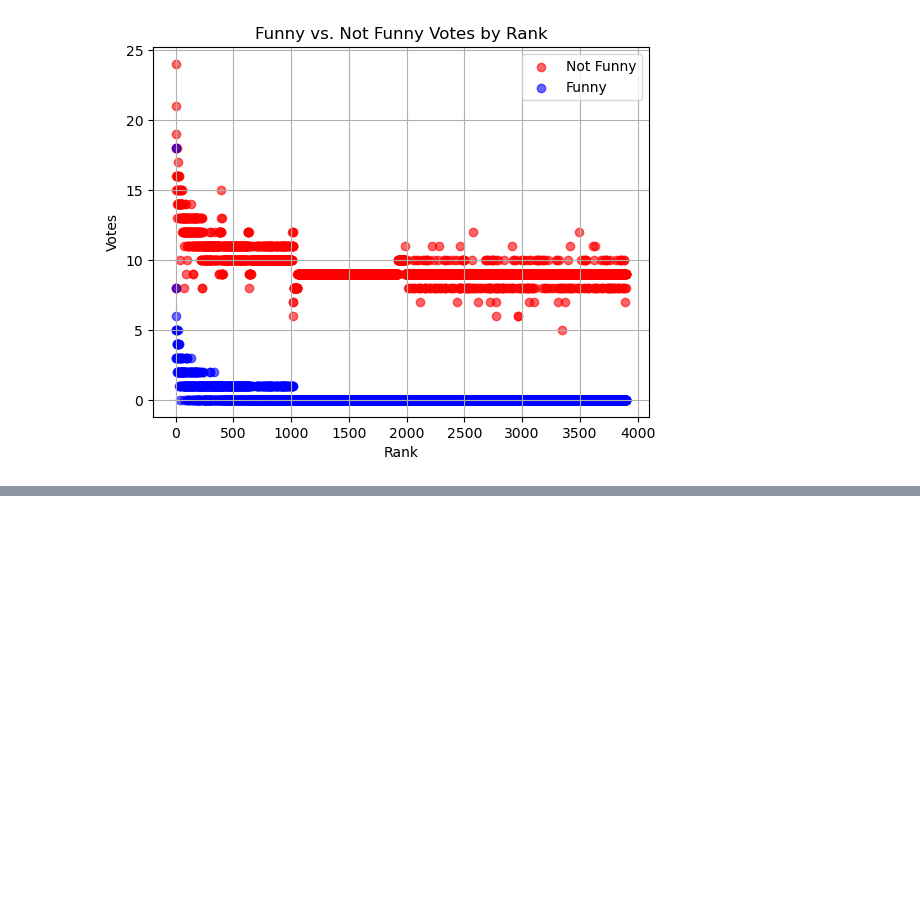
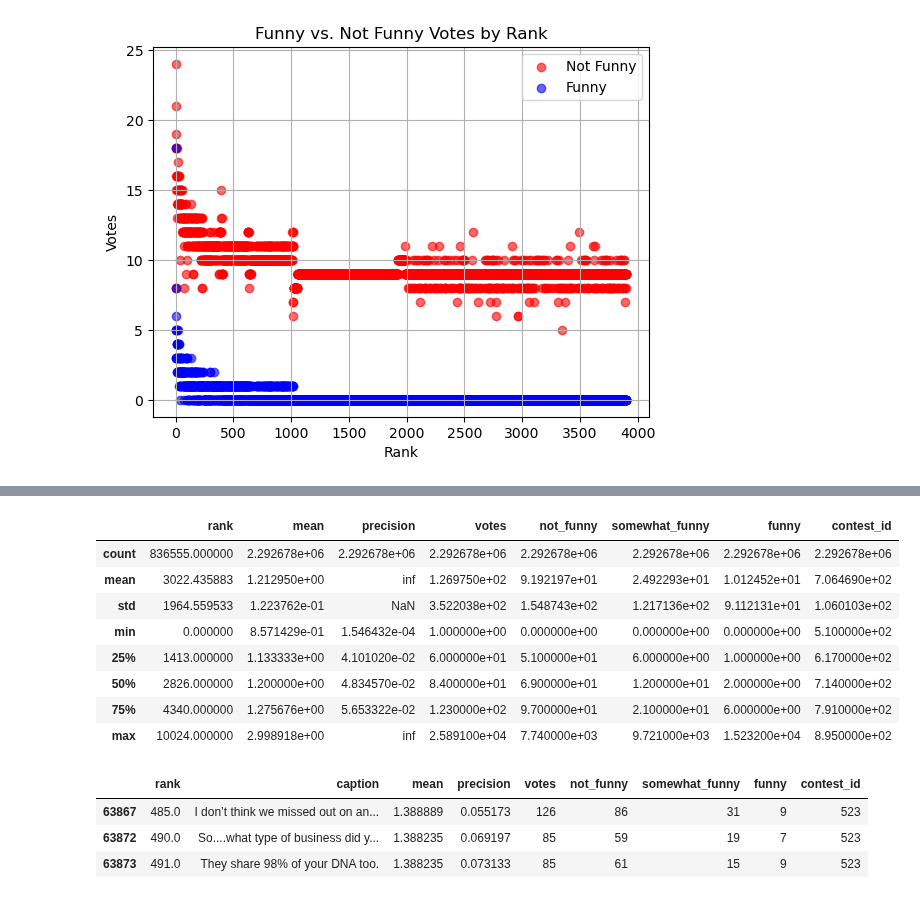
Before and after one commit to epfl-ada/ada-2025-project-data_dinosaur, a Jupyter notebook: load_csv.ipynb, the cells around one changed output, grey strips where cells are left out. Saved outputs shown, nothing was run; the diff lists cells and outputs as text; code cells hidden in the pictures; blank space fills up the shorter version.

```diff
--- a/load_csv.ipynb
+++ b/load_csv.ipynb
@@ -93,0 +199,12 @@ plt.show()
+# %%
+df.describe()
+# %% [output]
+|  | rank | mean | precision | votes | not_funny | somewhat_funny | funny | contest_id |
+| count | 836555.000000 | 2.292678e+06 | 2.292678e+06 | 2.292678e+06 | 2.292678e+06 | 2.292678e+06 | 2.292678e+06 | 2.292678e+06 |
+| mean | 3022.435883 | 1.212950e+00 | inf | 1.269750e+02 | 9.192197e+01 | 2.492293e+01 | 1.012452e+01 | 7.064690e+02 |
+| std | 1964.559533 | 1.223762e-01 | NaN | 3.522038e+02 | 1.548743e+02 | 1.217136e+02 | 9.112131e+01 | 1.060103e+02 |
+| min | 0.000000 | 8.571429e-01 | 1.546432e-04 | 1.000000e+00 | 0.000000e+00 | 0.000000e+00 | 0.000000e+00 | 5.100000e+02 |
+| 25% | 1413.000000 | 1.133333e+00 | 4.101020e-02 | 6.000000e+01 | 5.100000e+01 | 6.000000e+00 | 1.000000e+00 | 6.170000e+02 |
+| 50% | 2826.000000 | 1.200000e+00 | 4.834570e-02 | 8.400000e+01 | 6.900000e+01 | 1.200000e+01 | 2.000000e+00 | 7.140000e+02 |
+| 75% | 4340.000000 | 1.275676e+00 | 5.653322e-02 | 1.230000e+02 | 9.700000e+01 | 2.100000e+01 | 6.000000e+00 | 7.910000e+02 |
+| max | 10024.000000 | 2.998918e+00 | inf | 2.589100e+04 | 7.740000e+03 | 9.721000e+03 | 1.523200e+04 | 8.950000e+02 |
@@ -93,0 +224,10 @@ plt.show()
+# %%
+# Set display options for pandas
+pd.set_option('display.max_colwidth', None)  # or use a specific integer to limit the width
+
+df.iloc[[63867, 63872, 63873]]
+# %% [output]
+|  | rank | caption | mean | precision | votes | not_funny | somewhat_funny | funny | contest_id |
+| 63867 | 485.0 | I don’t think we missed out on an... | 1.388889 | 0.055173 | 126 | 86 | 31 | 9 | 523 |
+| 63872 | 490.0 | So....what type of business did y... | 1.388235 | 0.069197 | 85 | 59 | 19 | 7 | 523 |
+| 63873 | 491.0 | They share 98% of your DNA too. | 1.388235 | 0.073133 | 85 | 61 | 15 | 9 | 523 |
```
Also changed, not shown: parts of 7 cells of this notebook.
